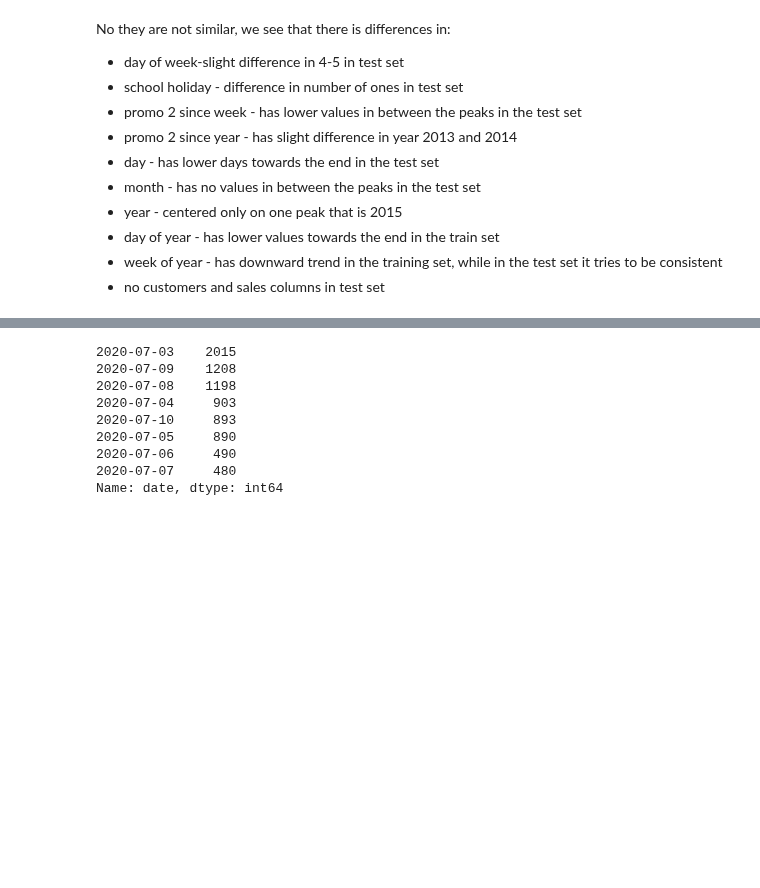
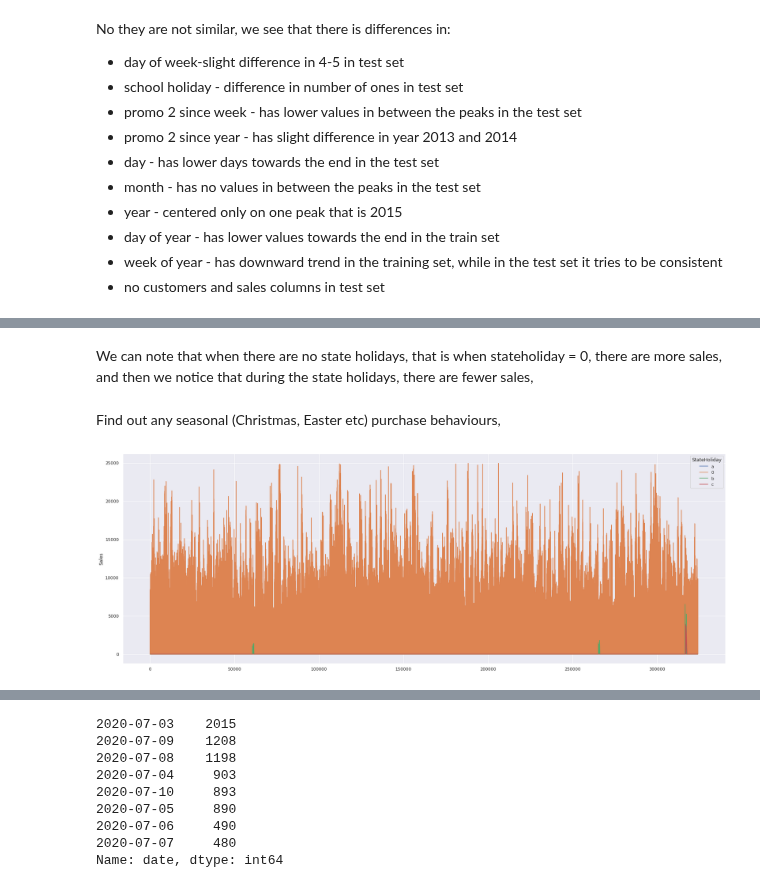
Before and after one commit to tutorialcreation/nlp_swahili_amharic, a Jupyter notebook: notebooks/EDA.ipynb, the cells around one changed output, grey strips where cells are left out. Drawn from its saved outputs; the diff is of its cells as text; code cells hidden in the pictures; blank space fills up the shorter version.

Commit message:
checking seasonal behaviors during the state holidays

```diff
--- a/notebooks/EDA.ipynb
+++ b/notebooks/EDA.ipynb
@@ -119,0 +118,8 @@ We can note that when there are no state holidays, that is when stateholiday = 0
+# %% [markdown]
+We can note that when there are no state holidays, that is when stateholiday = 0, there are more sales, and then we notice that during the state holidays, there are fewer sales,
+# %% [markdown]
+Find out any seasonal (Christmas, Easter etc) purchase behaviours,
+# %%
+eda_train.plot_counts("Sales","StateHoliday","bivariate_line")
+# %% [output]
+[figure, added]
```
Also changed, not shown: parts of 15 cells of this notebook, 2 other files.
